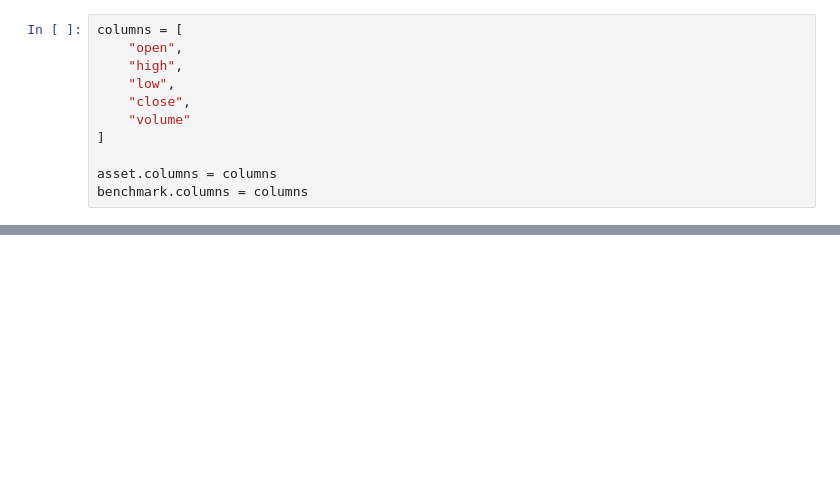
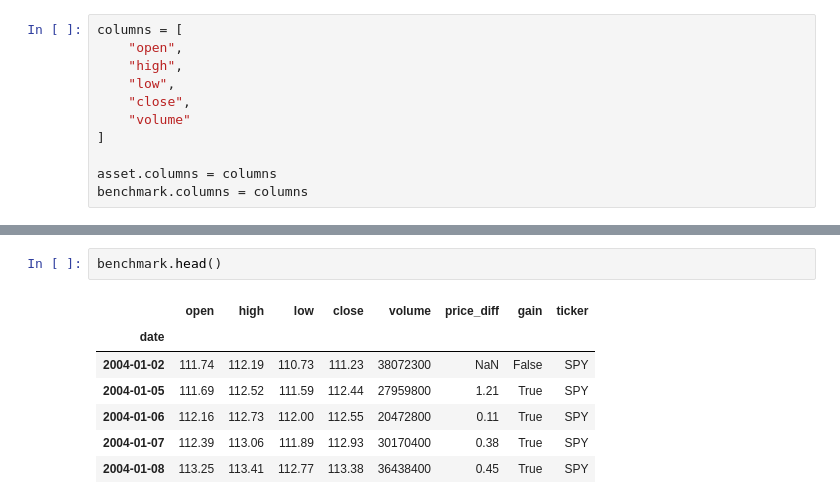
Before and after one commit to MichalPoleszczuk/Books, a Jupyter notebook: Python_for_Algorithmic_Trading_Cookbook/Chapter2/Notes_to_Chapter2.ipynb, the cells around one changed output, grey strips where cells are left out. Saved outputs shown, nothing was run; the diff lists cells and outputs as text; blank space fills up the shorter version.

```diff
--- a/Python_for_Algorithmic_Trading_Cookbook/Chapter2/Notes_to_Chapter2.ipynb
+++ b/Python_for_Algorithmic_Trading_Cookbook/Chapter2/Notes_to_Chapter2.ipynb
@@ -401,0 +425,10 @@ benchmark.columns = columns
+# %%
+benchmark.head()
+# %% [output]
+|  | open | high | low | close | volume | price_diff | gain | ticker |
+| date |  |  |  |  |  |  |  |  |
+| 2004-01-02 | 111.74 | 112.19 | 110.73 | 111.23 | 38072300 | NaN | False | SPY |
+| 2004-01-05 | 111.69 | 112.52 | 111.59 | 112.44 | 27959800 | 1.21 | True | SPY |
+| 2004-01-06 | 112.16 | 112.73 | 112.00 | 112.55 | 20472800 | 0.11 | True | SPY |
+| 2004-01-07 | 112.39 | 113.06 | 111.89 | 112.93 | 30170400 | 0.38 | True | SPY |
+| 2004-01-08 | 113.25 | 113.41 | 112.77 | 113.38 | 36438400 | 0.45 | True | SPY |
```
Also changed, not shown: parts of 17 cells of this notebook, 2 other files.
